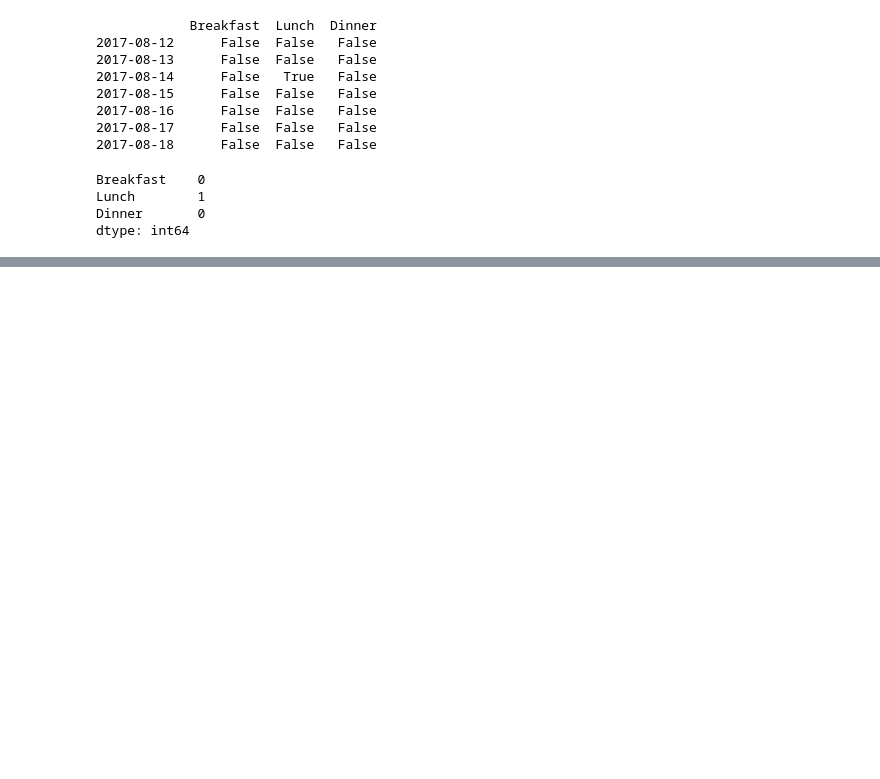
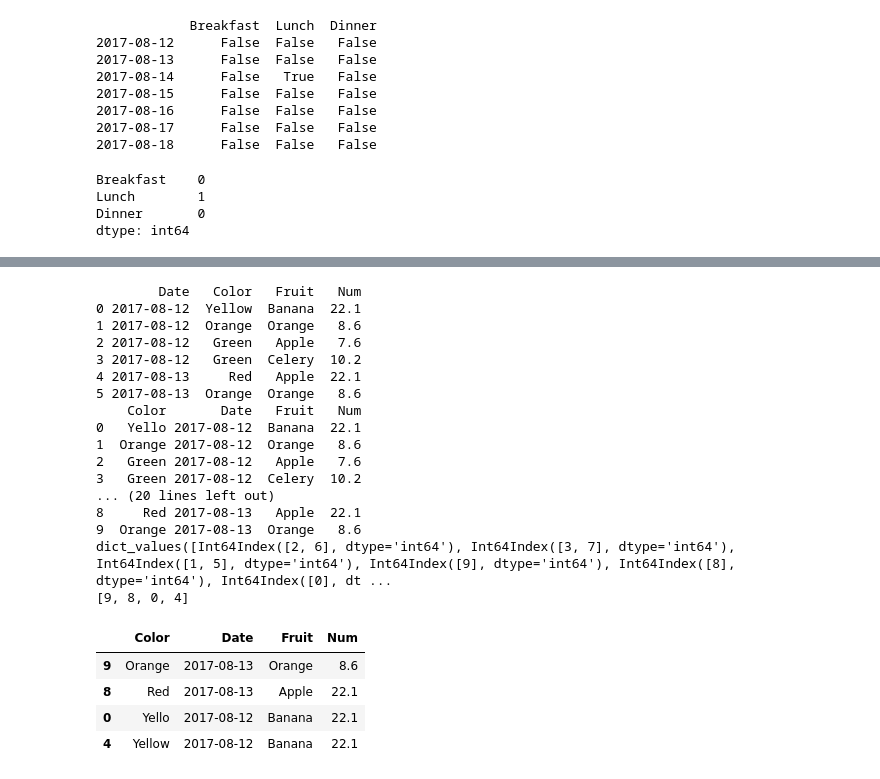
Before and after one commit to leo791114/Python-Machine-Learning-for-beginners, a Jupyter notebook: Numpy_and_Pandas_for_Beginners.ipynb, the cells around one changed output, grey strips where cells are left out. Cells and saved outputs as stored; diff of their text form; code cells hidden in the pictures; blank space fills up the shorter version.

Commit message:
Comparing two dataframes and getting the difference

```diff
--- a/Numpy_and_Pandas_for_Beginners.ipynb
+++ b/Numpy_and_Pandas_for_Beginners.ipynb
@@ -520,0 +489,60 @@ foo one    2  2
+# %%
+df1_test = pd.DataFrame({
+    'Date': pd.Timestamp('20170812'),
+    'Fruit': ['Banana', 'Orange', 'Apple', 'Celery'],
+    'Num': [22.1,8.6,7.6,10.2],
+    'Color': ['Yello', 'Orange', 'Green', 'Green']
+})
+
+df2_test = pd.DataFrame({
+    'Fruit': ['Banana', 'Orange', 'Apple', 'Celery', 'Apple', 'Orange'],
+    'Num': [22.1, 8.6, 7.6, 10.2, 22.1, 8.6],
+    'Color': ['Yellow','Orange','Green','Green','Red','Orange']
+})
+dates_test = []
+for i in range(1,7):
+    if i <=4:
+        dates_test.append(pd.Timestamp('20170812'))
+    else:
+        dates_test.append(pd.Timestamp('20170813'))
+
+df2_test.insert(0, 'Date', dates_test)
+# print(dates_test)
+print(df2_test)
+print(df1_test)
+
+df_merge_test = pd.concat([df1_test, df2_test])
+print(df_merge_test)
+df_merge_test = df_merge_test.reset_index(drop = True) #pd.concat([df1_test, df2_test], ignore_index=True) could get the same effect
+print(df_merge_test)
+df_gpby = df_merge_test.groupby(list(df_merge_test))
+# print(df_gpby.groups)
+print(df_gpby.groups.values())
+# print(df_gpby.count())
+idx = [x[0] for x in df_gpby.groups.values() if len(x) == 1]
+print(idx)
+
+df_merge_test.reindex(idx)
+# %% [output]
+        Date   Color   Fruit   Num
+0 2017-08-12  Yellow  Banana  22.1
+1 2017-08-12  Orange  Orange   8.6
+2 2017-08-12   Green   Apple   7.6
+3 2017-08-12   Green  Celery  10.2
+4 2017-08-13     Red   Apple  22.1
+5 2017-08-13  Orange  Orange   8.6
+    Color       Date   Fruit   Num
+0   Yello 2017-08-12  Banana  22.1
+1  Orange 2017-08-12  Orange   8.6
+2   Green 2017-08-12   Apple   7.6
+3   Green 2017-08-12  Celery  10.2
+... (20 lines left out)
+8     Red 2017-08-13   Apple  22.1
+9  Orange 2017-08-13  Orange   8.6
+dict_values([Int64Index([2, 6], dtype='int64'), Int64Index([3, 7], dtype='int64'), Int64Index([1, 5], dtype='int64'), Int64Index([9], dtype='int64'), Int64Index([8], dtype='int64'), Int64Index([0], dt ...
+[9, 8, 0, 4]
+|  | Color | Date | Fruit | Num |
+| 9 | Orange | 2017-08-13 | Orange | 8.6 |
+| 8 | Red | 2017-08-13 | Apple | 22.1 |
+| 0 | Yello | 2017-08-12 | Banana | 22.1 |
+| 4 | Yellow | 2017-08-12 | Banana | 22.1 |
```
Also changed, not shown: parts of 15 cells of this notebook, 2 other files.
